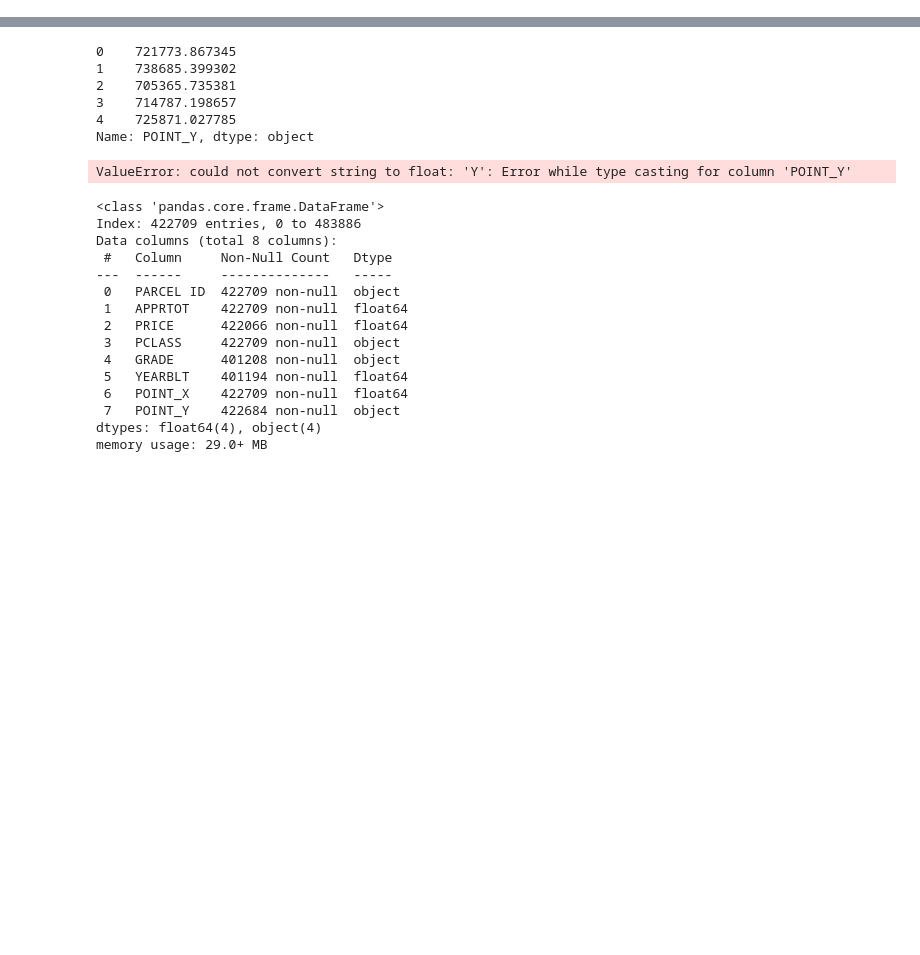
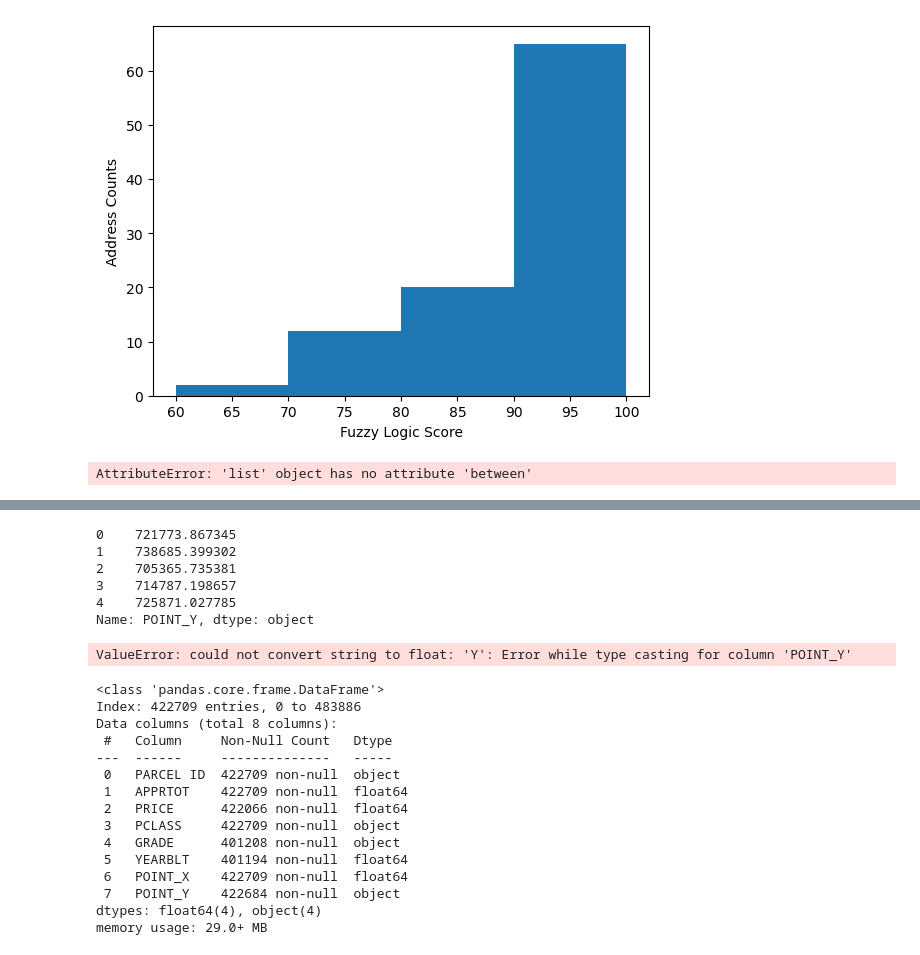
Before and after one commit to aschimmo/Erdos2025_LeadExposure, a Jupyter notebook: data_cleaning.ipynb, the cells around one changed output, grey strips where cells are left out. Cells and saved outputs as stored; diff of their text form; code cells hidden in the pictures; blank space fills up the shorter version.

```diff
--- a/data_cleaning.ipynb
+++ b/data_cleaning.ipynb
@@ -13,0 +190,7 @@ df = pd.read_csv(url)
+# %%
+plt.hist(non_matches_sample_df["match_score"], bins=np.arange(60,105,10))
+plt.xlabel('Fuzzy Logic Score')
+plt.ylabel('Address Counts')
+plt.show()
+# %% [output]
+[figure, added]
@@ -13,0 +199,6 @@ df = pd.read_csv(url)
+# %%
+non_matches_sample_df["match_score"]
+filtered_non_matches_df = non_matches_sample_df[non_matches_sample_df["match_score"].between(60,70)]
+filtered_non_matches_df
+# %% [output]
+AttributeError: 'list' object has no attribute 'between'
```
Also changed, not shown: parts of 27 cells of this notebook, 1 other file.
